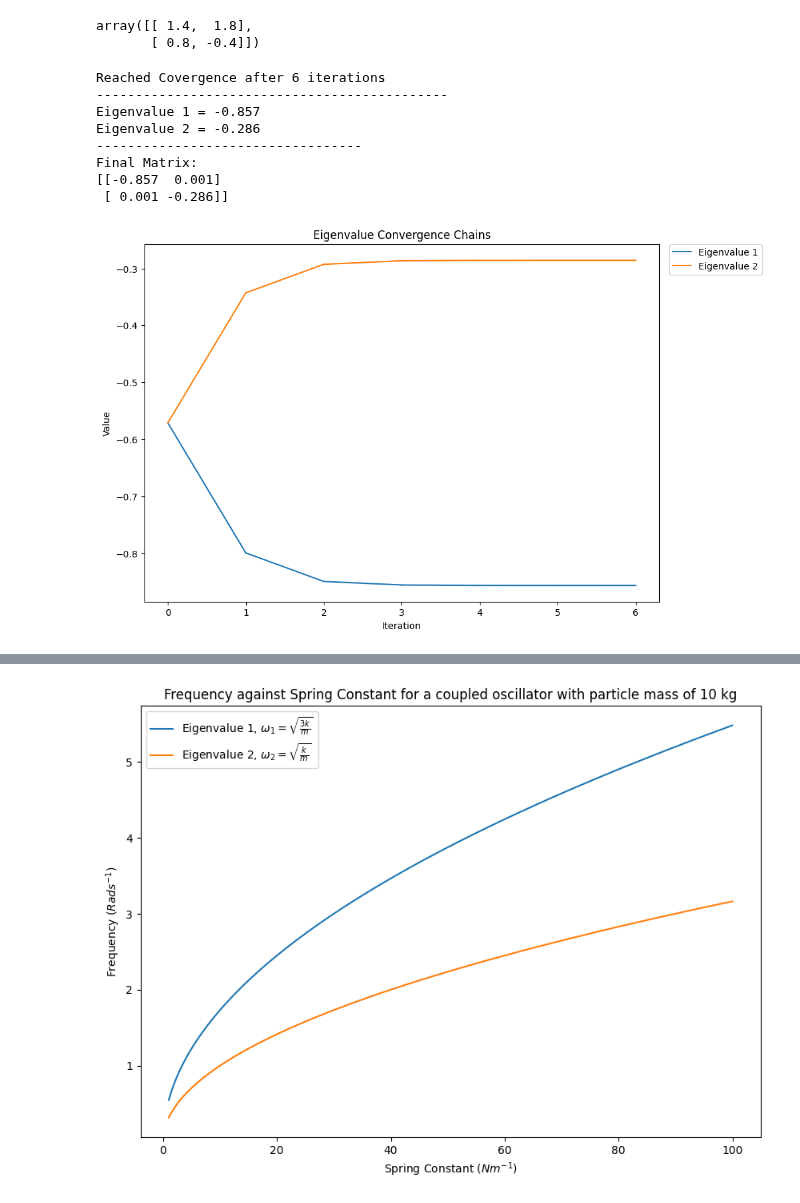
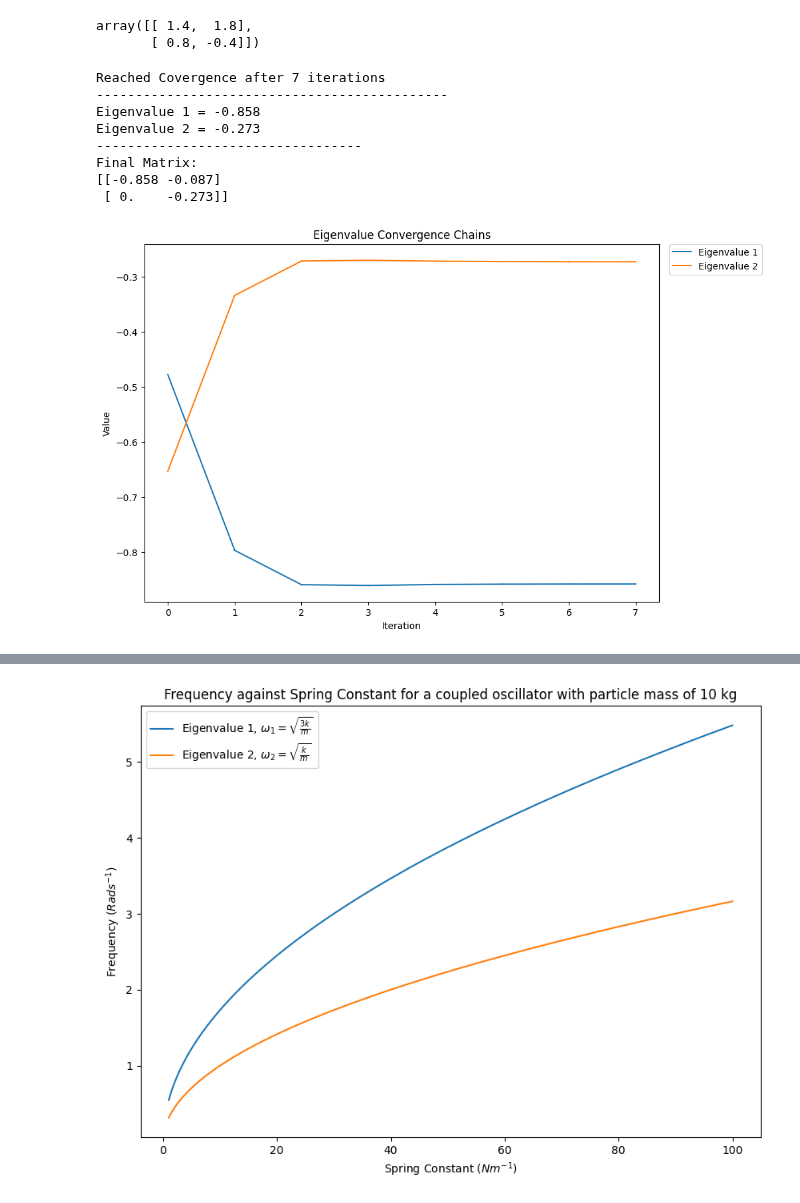
Before and after one commit to BryceDixon/Computational, a Jupyter notebook: Test1.ipynb, the cells around one changed output, grey strips where cells are left out. Drawn from its saved outputs; the diff is of its cells as text; code cells hidden in the pictures.

```diff
--- a/Test1.ipynb
+++ b/Test1.ipynb
@@ -37,18 +37,18 @@ array([[ 1.4,  1.8],
        [ 0.8, -0.4]])
 # %%
 matrix = np.array([(10,3),(5,-10)])
-matrix = os.os_matrix(4321,1234)
+matrix = os.os_matrix((67,49),16)
 A = qu.calculate(matrix, max_it = 100, acceptance = 0.001, print_conv = True, save_folder='C:/Users/bryce/Downloads', savefilename='convergence')
 # %% [output]
-Reached Covergence after 6 iterations
+Reached Covergence after 7 iterations
 ---------------------------------------------
-Eigenvalue 1 = -0.857
-Eigenvalue 2 = -0.286
+Eigenvalue 1 = -0.858
+Eigenvalue 2 = -0.273
 ----------------------------------
 Final Matrix:
-[[-0.857  0.001]
- [ 0.001 -0.286]]
+[[-0.858 -0.087]
+ [ 0.    -0.273]]
-[figure, old version]
+[figure, new version]
 # %%
 mass_range = np.geomspace(1,100,100)
 mass_range = np.array(mass_range)
```
Also changed, not shown: parts of 1 cell of this notebook, 1 other file.
